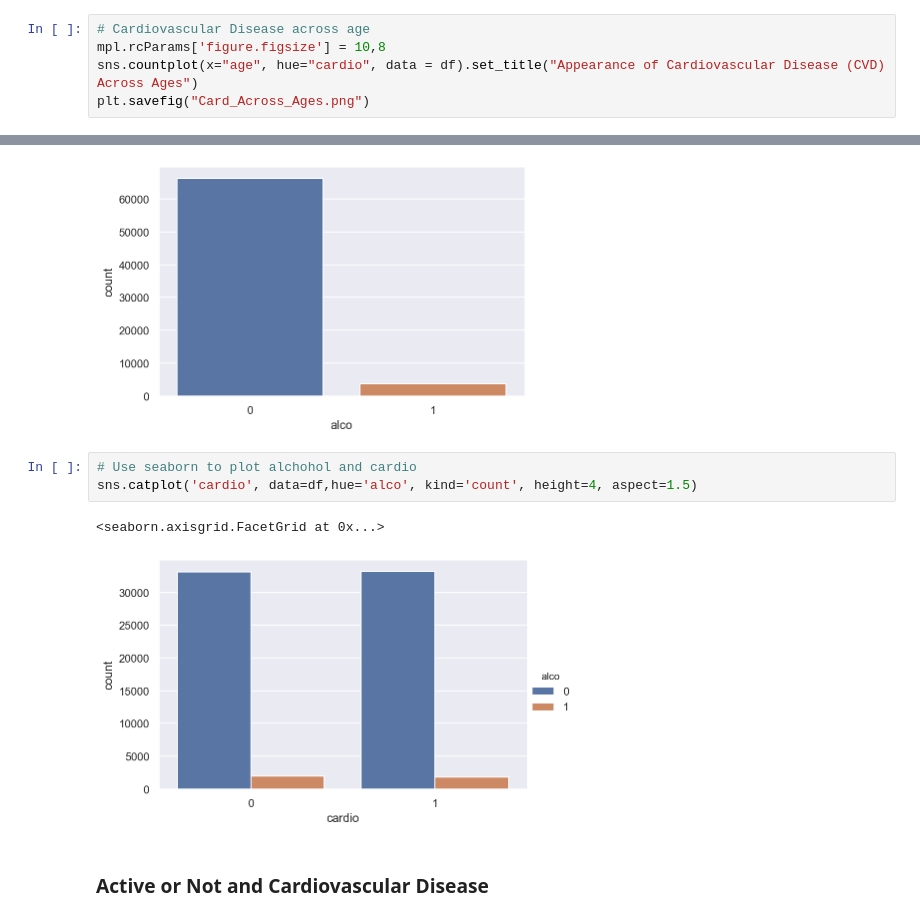
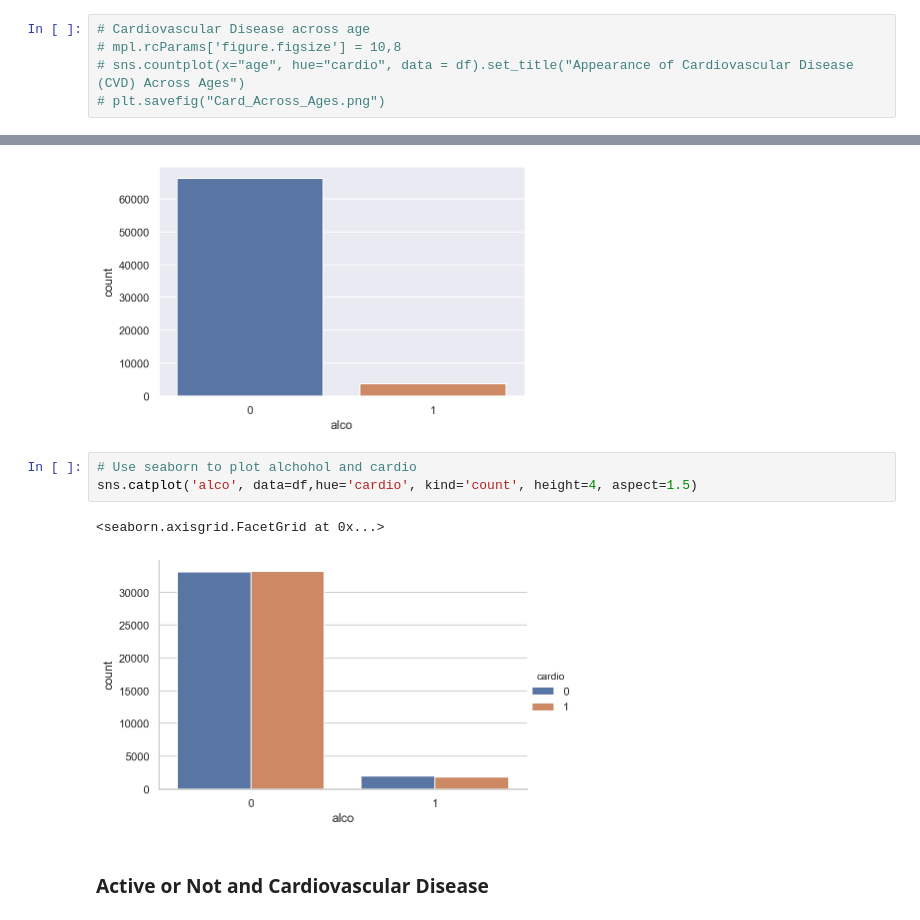
Before and after one commit to adamskel78/SHAX_group_project, a Jupyter notebook: Cardiovascular_Disease.ipynb, the cells around one changed output, grey strips where cells are left out. Saved outputs shown, nothing was run; the diff lists cells and outputs as text.

Commit message:
editing Cardiovascular_Disease.ipynb

```diff
--- a/Cardiovascular_Disease.ipynb
+++ b/Cardiovascular_Disease.ipynb
@@ -122,6 +126,6 @@ Text(0.5, 1.0, 'Distribution of Ages')
 [figure]
 # %%
 # Cardiovascular Disease across age
-mpl.rcParams['figure.figsize'] = 10,8
-sns.countplot(x="age", hue="cardio", data = df).set_title("Appearance of Cardiovascular Disease (CVD) Across Ages")
-plt.savefig("Card_Across_Ages.png")
+# mpl.rcParams['figure.figsize'] = 10,8
+# sns.countplot(x="age", hue="cardio", data = df).set_title("Appearance of Cardiovascular Disease (CVD) Across Ages")
+# plt.savefig("Card_Across_Ages.png")
@@ -209,10 +210,10 @@ sns.catplot('alco', data=df,kind='count', height=4, aspect=1.5)
 [figure]
 # %%
 # Use seaborn to plot alchohol and cardio
-sns.catplot('cardio', data=df,hue='alco', kind='count', height=4, aspect=1.5)
+sns.catplot('alco', data=df,hue='cardio', kind='count', height=4, aspect=1.5)
 # %% [output]
 <seaborn.axisgrid.FacetGrid at 0x...>
-[figure, old version]
+[figure, new version]
 # %% [markdown]
 ### Active or Not and Cardiovascular Disease
 # %%
```
Also changed, not shown: parts of 15 cells of this notebook.
